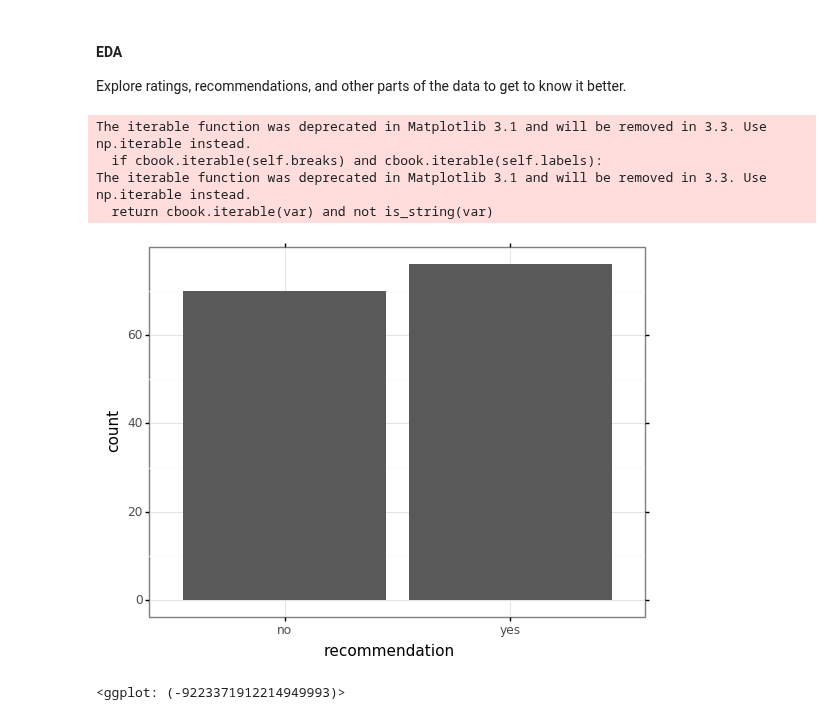
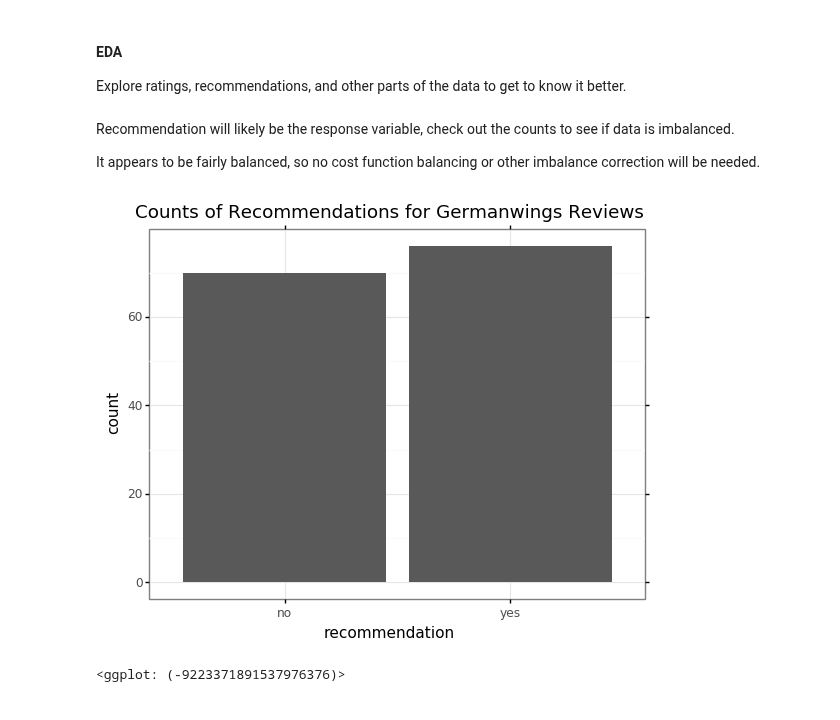
Before and after one commit to EvanYathon/airline_reviews, a Jupyter notebook: src/ipynbs/EDA.ipynb, the cells around one changed output. Saved outputs shown, nothing was run; the diff lists cells and outputs as text; code cells hidden in the pictures.

Commit message:
explored several facets of the data through EDA

```diff
--- a/src/ipynbs/EDA.ipynb
+++ b/src/ipynbs/EDA.ipynb
@@ -36,17 +36,16 @@ Explore ratings, recommendations, and other parts of the data to get to know it
 # ignore warnings to hide these, even if some useful warning
 # messages may be ignored
 warnings.filterwarnings('ignore')
+# %% [markdown]
+Recommendation will likely be the response variable, check out the counts to see if data is imbalanced.
+
+It appears to be fairly balanced, so no cost function balancing or other imbalance correction will be needed.
 # %%
-warnings.filterwarnings("default")
-
-(ggplot(reviews, aes(x = "recommendation", fill = "review_value"))
+(ggplot(reviews, aes(x = "recommendation"))
  + geom_bar()
  + theme_bw()
+ + labs(title = "Counts of Recommendations for Germanwings Reviews")
 )
 # %% [output]
+[figure, new version]
-The iterable function was deprecated in Matplotlib 3.1 and will be removed in 3.3. Use np.iterable instead.
-  if cbook.iterable(self.breaks) and cbook.iterable(self.labels):
-The iterable function was deprecated in Matplotlib 3.1 and will be removed in 3.3. Use np.iterable instead.
-  return cbook.iterable(var) and not is_string(var)
+<ggplot: (-9223371891537976376)>
-[figure, old version]
-<ggplot: (-9223371912214949993)>
```
Also changed, not shown: parts of 11 cells of this notebook.
